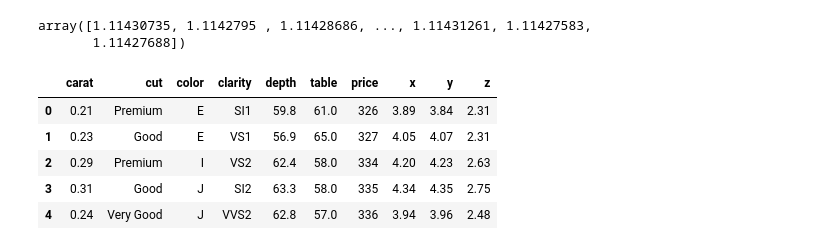
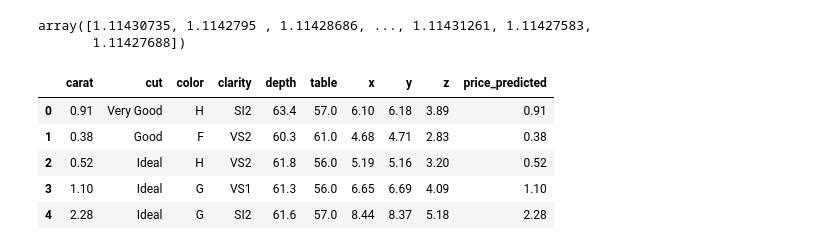
Before and after one commit to evefalcao/hw_linear-regression, a Jupyter notebook: p5-diamonds_pricing.ipynb, the cells around one changed output. Saved outputs shown, nothing was run; the diff lists cells and outputs as text; code cells hidden in the pictures.

```diff
--- a/p5-diamonds_pricing.ipynb
+++ b/p5-diamonds_pricing.ipynb
@@ -101,12 +104,14 @@ model.predict(data_to_predict)
 # %% [output]
 array([1.11430735, 1.1142795 , 1.11428686, ..., 1.11431261, 1.11427583,
        1.11427688])
+# %%
+ricks_diamonds['price_predicted'] = data_to_predict
 # %%
-diamonds.head(5)
+ricks_diamonds.head(5)
 # %% [output]
-|  | carat | cut | color | clarity | depth | table | price | x | y | z |
-| 0 | 0.21 | Premium | E | SI1 | 59.8 | 61.0 | 326 | 3.89 | 3.84 | 2.31 |
-| 1 | 0.23 | Good | E | VS1 | 56.9 | 65.0 | 327 | 4.05 | 4.07 | 2.31 |
-| 2 | 0.29 | Premium | I | VS2 | 62.4 | 58.0 | 334 | 4.20 | 4.23 | 2.63 |
-| 3 | 0.31 | Good | J | SI2 | 63.3 | 58.0 | 335 | 4.34 | 4.35 | 2.75 |
-| 4 | 0.24 | Very Good | J | VVS2 | 62.8 | 57.0 | 336 | 3.94 | 3.96 | 2.48 |
+|  | carat | cut | color | clarity | depth | table | x | y | z | price_predicted |
+| 0 | 0.91 | Very Good | H | SI2 | 63.4 | 57.0 | 6.10 | 6.18 | 3.89 | 0.91 |
+| 1 | 0.38 | Good | F | VS2 | 60.3 | 61.0 | 4.68 | 4.71 | 2.83 | 0.38 |
+| 2 | 0.52 | Ideal | H | VS2 | 61.8 | 56.0 | 5.19 | 5.16 | 3.20 | 0.52 |
+| 3 | 1.10 | Ideal | G | VS1 | 61.3 | 56.0 | 6.65 | 6.69 | 4.09 | 1.10 |
+| 4 | 2.28 | Ideal | G | SI2 | 61.6 | 57.0 | 8.44 | 8.37 | 5.18 | 2.28 |
```
Also changed, not shown: parts of 6 cells of this notebook, 1 other file.
